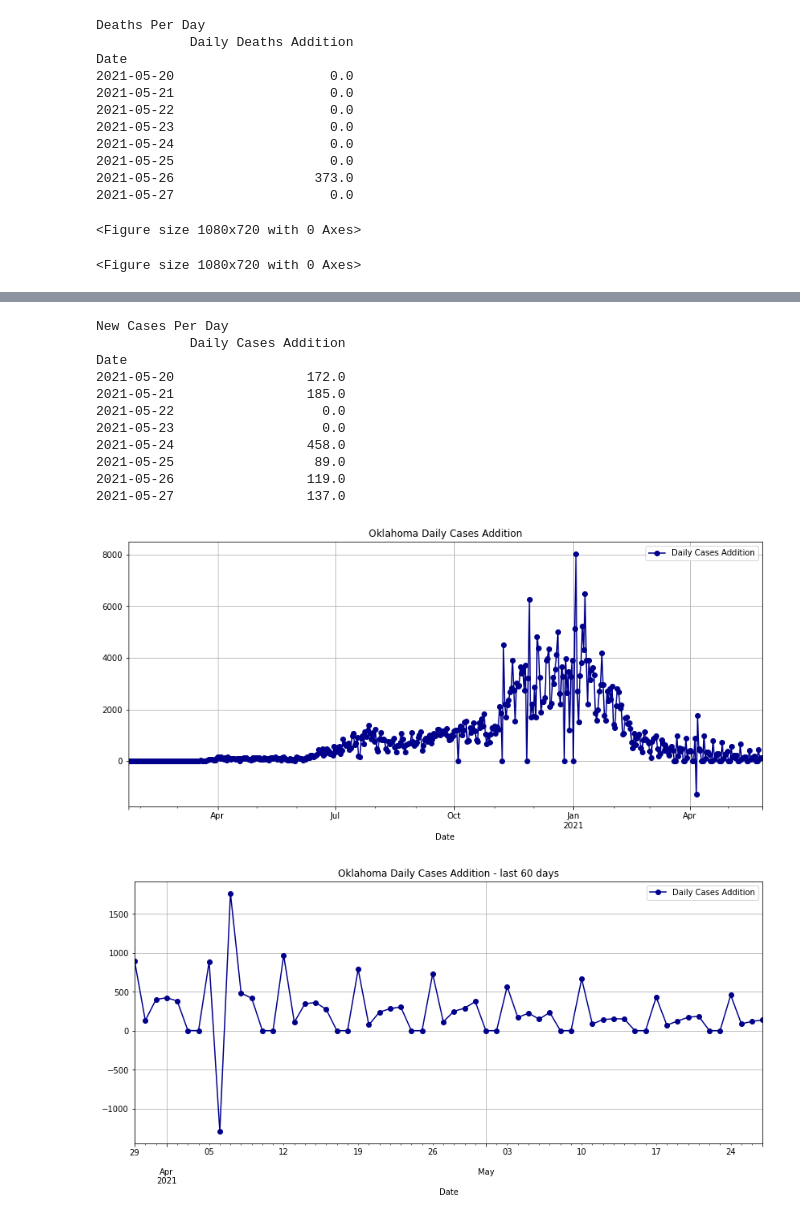
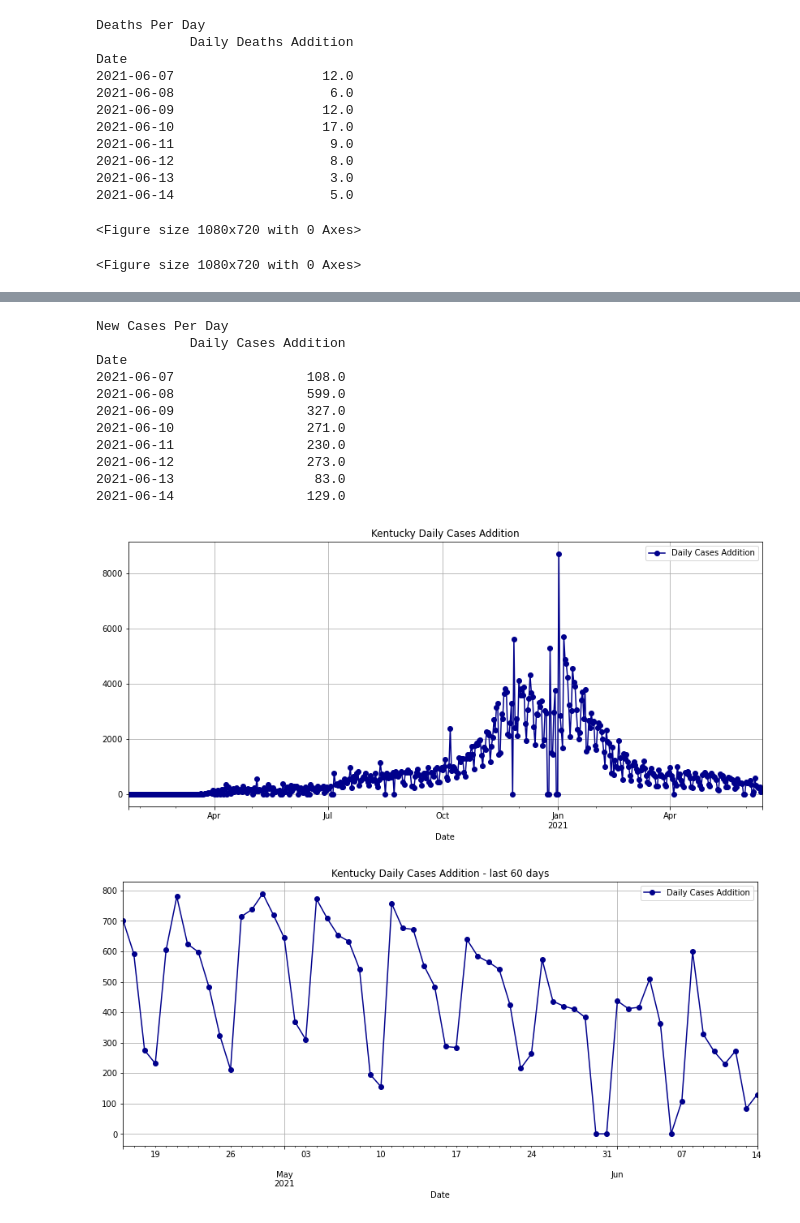
Before and after one commit to olegsheynin/data_analysis, a Jupyter notebook: covid-19/New York COVID-19.ipynb, the cells around one changed output, grey strips where cells are left out. Cells and saved outputs as stored; diff of their text form; code cells hidden in the pictures.

```diff
--- a/covid-19/New York COVID-19.ipynb
+++ b/covid-19/New York COVID-19.ipynb
@@ -13,18 +13,19 @@ import covid_19_shared
 # covid_19_shared.USA_State_COVID19_Stats("Florida").show()
 # covid_19_shared.USA_State_COVID19_Stats("Oklahoma").show()
 # covid_19_shared.USA_State_COVID19_Stats("Maryland").show()
-covid_19_shared.USA_State_COVID19_Stats("Oklahoma").show()
+# covid_19_shared.USA_State_COVID19_Stats("Oklahoma").show()
+covid_19_shared.USA_State_COVID19_Stats("Kentucky").show()
 # %% [output]
 Deaths Per Day
             Daily Deaths Addition
 Date
-2021-05-20                    0.0
-2021-05-21                    0.0
-2021-05-22                    0.0
-2021-05-23                    0.0
-2021-05-24                    0.0
-2021-05-25                    0.0
-2021-05-26                  373.0
-2021-05-27                    0.0
+2021-06-07                   12.0
+2021-06-08                    6.0
+2021-06-09                   12.0
+2021-06-10                   17.0
+2021-06-11                    9.0
+2021-06-12                    8.0
+2021-06-13                    3.0
+2021-06-14                    5.0
 <Figure size 1080x720 with 0 Axes>
 <Figure size 1080x720 with 0 Axes>
@@ -35,13 +36,13 @@ Date
 New Cases Per Day
             Daily Cases Addition
 Date
-2021-05-20                 172.0
-2021-05-21                 185.0
-2021-05-22                   0.0
-2021-05-23                   0.0
-2021-05-24                 458.0
-2021-05-25                  89.0
-2021-05-26                 119.0
-2021-05-27                 137.0
+2021-06-07                 108.0
+2021-06-08                 599.0
+2021-06-09                 327.0
+2021-06-10                 271.0
+2021-06-11                 230.0
+2021-06-12                 273.0
+2021-06-13                  83.0
+2021-06-14                 129.0
-[figure, old version]
+[figure, new version]
-[figure, old version]
+[figure, new version]
```
Also changed, not shown: parts of 1 cell of this notebook, 6 other files.
